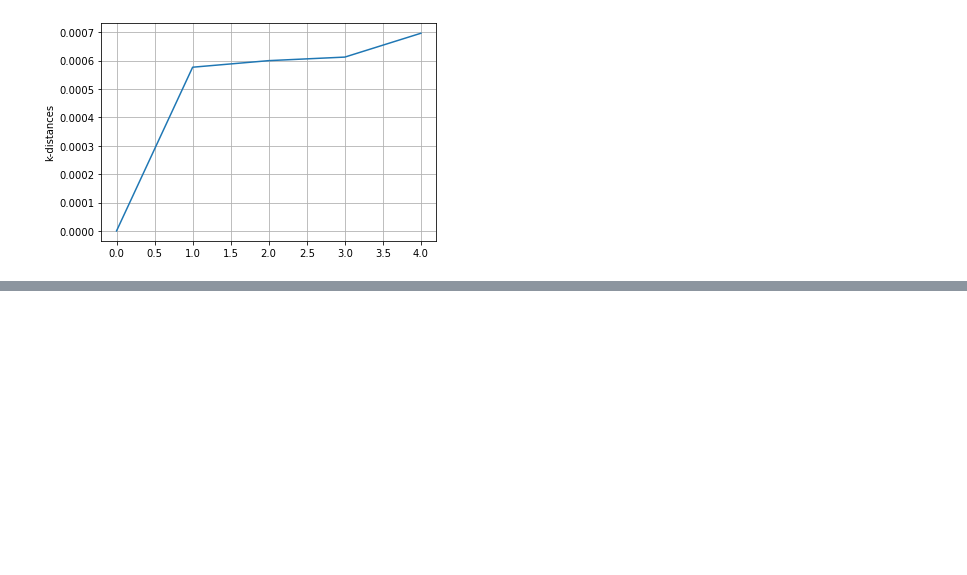
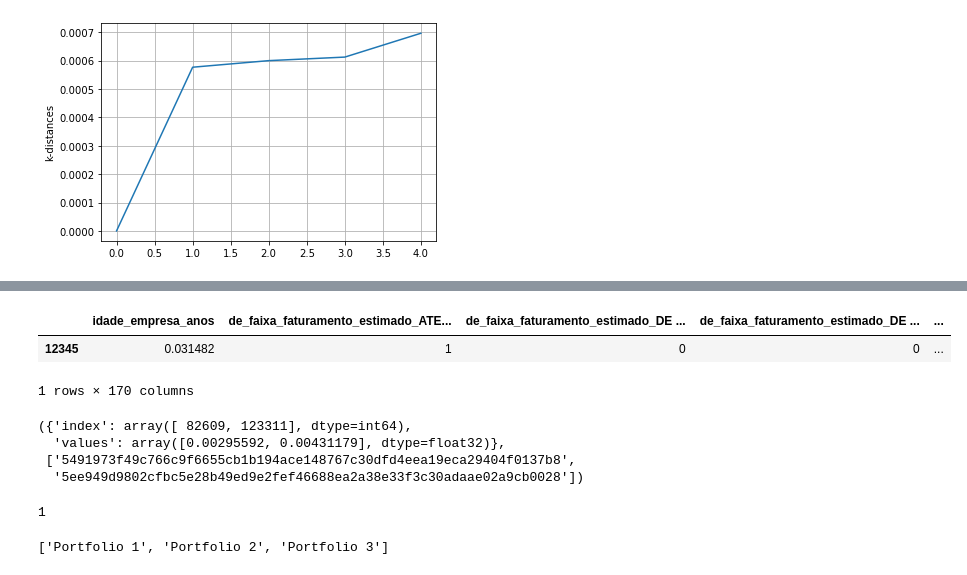
Before and after one commit to Rpinto02/Similarity_Recommender, a Jupyter notebook: model/market-Gower_distance_neighbours.ipynb, the cells around one changed output, grey strips where cells are left out. Saved outputs shown, nothing was run; the diff lists cells and outputs as text; code cells hidden in the pictures; blank space fills up the shorter version.

```diff
--- a/model/market-Gower_distance_neighbours.ipynb
+++ b/model/market-Gower_distance_neighbours.ipynb
@@ -217,0 +242,74 @@ NN_ID
+# %%
+index = 12345
+ID_neighbour = market_Id_processed[index:index+1].drop(columns=['id'])
+ID_neighbour
+# %% [output]
+|  | idade_empresa_anos | de_faixa_faturamento_estimado_ATE... | de_faixa_faturamento_estimado_DE ... | de_faixa_faturamento_estimado_DE ... | ... |
+| 12345 | 0.031482 | 1 | 0 | 0 | ... |
+1 rows × 170 columns
+# %%
+def neighbours_search(Id,df,df_target,n_top):
+    '''
+    Input
+    Id - the id of the client you want to generate leads (string),
+    df - the database where you want to look for leads (pandas dataframe),
+    df_target - the database of the portfolio of the company the id of the client is in (pandas dataframe),
+    n_top - The number of leads you want to generate (integer).
+
+    Output
+    Dictionary with the index of the ids generated and the respective coeficient of dissimilarity as keys.
+    '''
+    #list of non boolean columns that require preprocessing
+    non_boolean_cols = ['idade_empresa_anos','idade_maxima_socios','idade_media_socios','idade_minima_socios',
+                       'qt_filiais','qt_socios','qt_socios_st_regular']
+
+    #temporary dataframe to look for the ids after the nearest neighbours are calculated
+    temp_df = df
+
+    #getting the index where the id is located in the dataframe
+    index = df[df.loc[:,'id']==Id].index[0]
+
+    #generating a pandas dataframe with the row where the id is located
+    ID_neighbour = df[index:index+1].drop(columns=['id'])
+
+    #removing the rows with the ids from the portfolio in the database
+    df = df[~df.id.isin(df_target.id)]
+
+    #removing the id column as we don't want that column to be inputed as a distance between the clients
+    df = df.drop(columns=['id'])
+
+    #preprocessing with normalization the columns that aren't booleans in the dataframes
+    df = min_max_col(df,non_boolean_cols)
+    ID_neighbour = min_max_col(ID_neighbour,non_boolean_cols)
+
+    #calculating the nearest neighbours with the gower distance
+    Nearest_neighbours = gower.gower_topn(ID_neighbour, df, n = n_top)
+
+    #searching and storing the ids found
+    leads_ids = []
+    for i in range(0,len(Nearest_neighbours.get('index'))):
+                   leads_ids.append(temp_df.id[Nearest_neighbours.get('index')[i]])
+
+    return Nearest_neighbours, leads_ids;
+
+Id = market_Id_processed.id[123456]
+NN_ID, leads = neighbours_search(Id,market_ID,p1,2)
+NN_ID, leads
+# %% [output]
+({'index': array([ 82609, 123311], dtype=int64),
+  'values': array([0.00295592, 0.00431179], dtype=float32)},
+ ['5491973f49c766c9f6655cb1b194ace148767c30dfd4eea19eca29404f0137b8',
+  '5ee949d9802cfbc5e28b49ed9e2fef46688ea2a38e33f3c30adaae02a9cb0028'])
+# %%
+plots = {
+        "Portfolio 1": 1,
+        "Portfolio 2": 2,
+        "Portfolio 3": 3,
+    }
+plots.get('Portfolio 1')
+# %% [output]
+1
+# %%
+list(plots.keys())
+# %% [output]
+['Portfolio 1', 'Portfolio 2', 'Portfolio 3']
```
Also changed, not shown: parts of 6 cells of this notebook, 1 other file.
